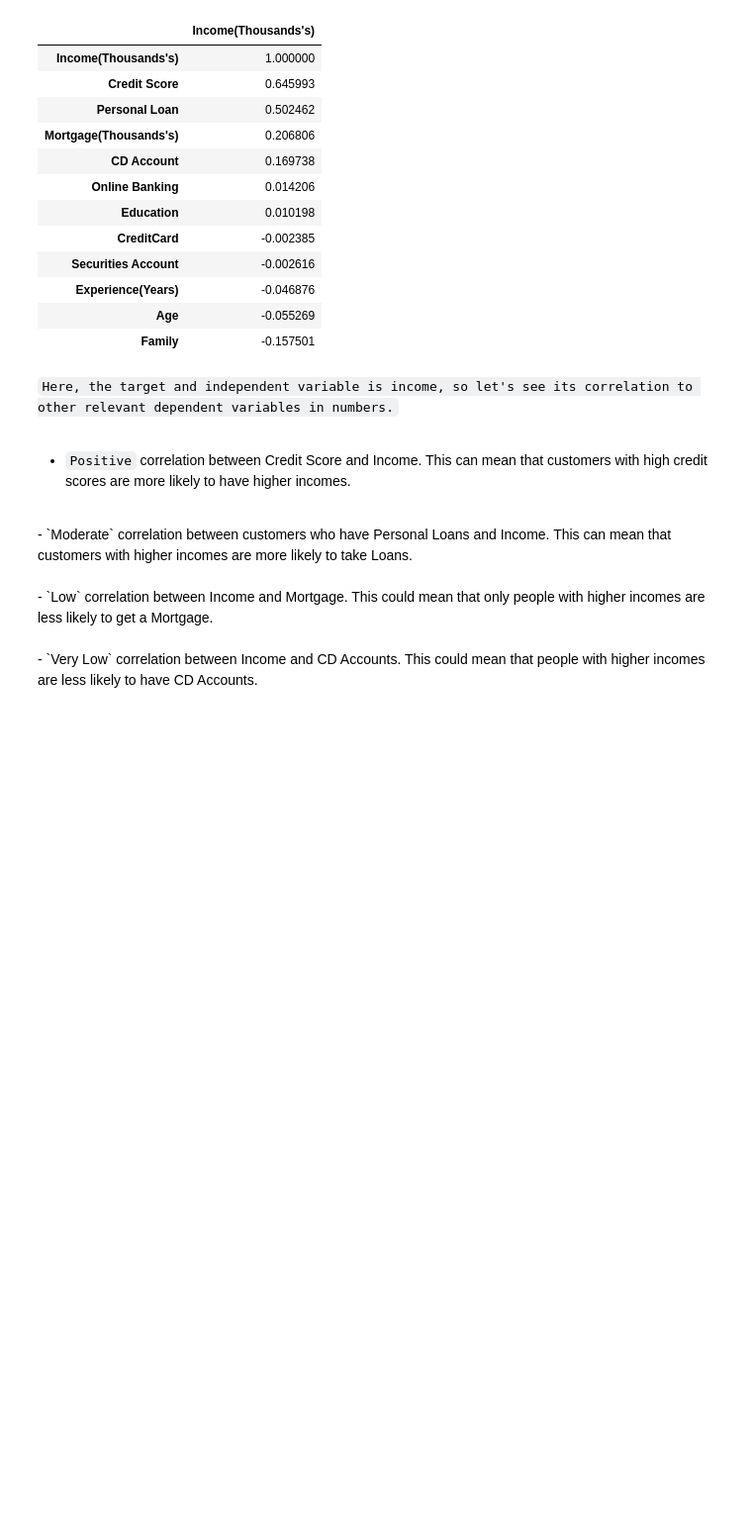
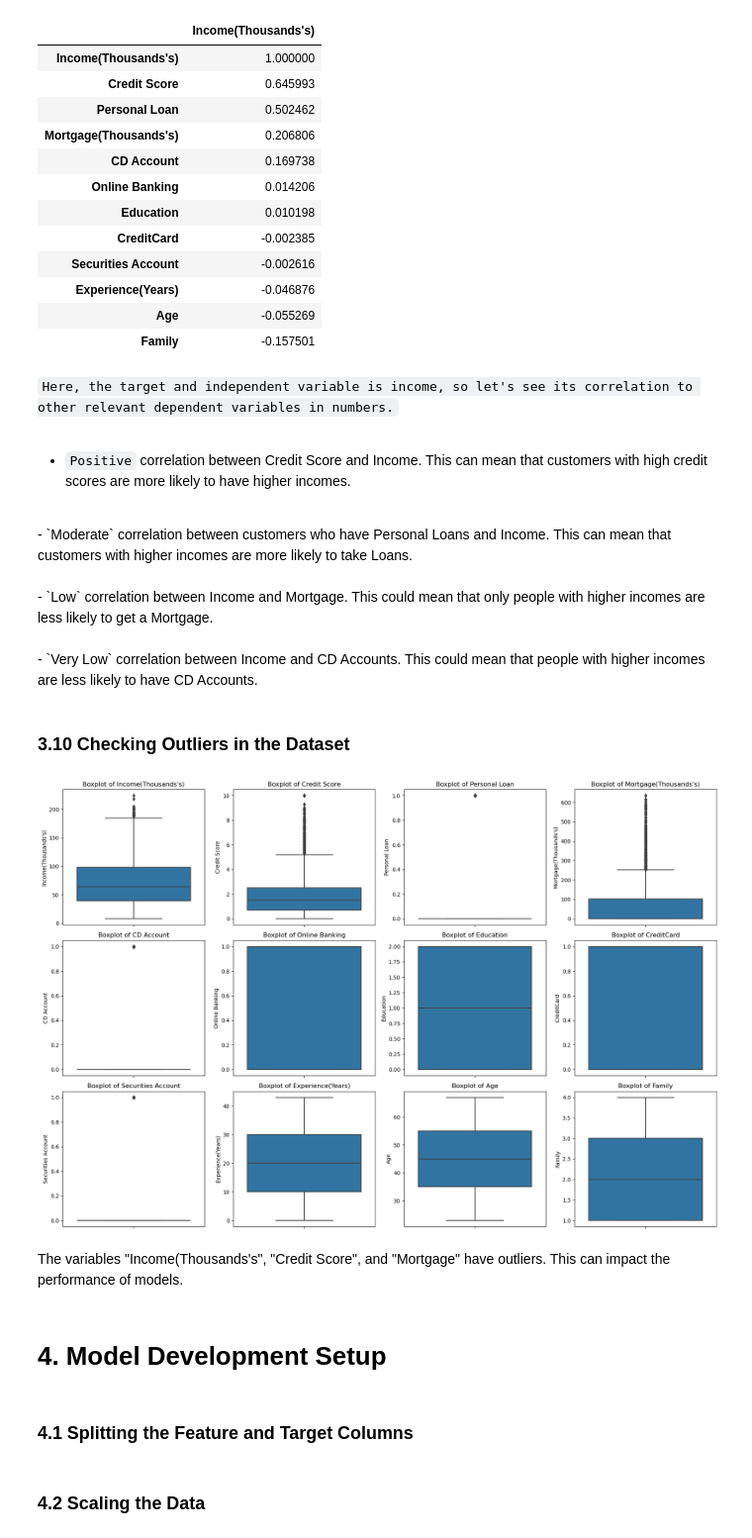
Before and after one commit to mariosantos2023410/MarioSantos_ML_CA2, a Jupyter notebook: MarioSantos_ML_CA2.ipynb, the cells around one changed output. Shown at 99% size. Saved outputs shown, nothing was run; the diff lists cells and outputs as text; code cells hidden in the pictures; blank space fills up the shorter version.

```diff
--- a/MarioSantos_ML_CA2.ipynb
+++ b/MarioSantos_ML_CA2.ipynb
@@ -472,3 +466,32 @@ display(correlation_df)
 <br>
 - `Very Low` correlation between Income and CD Accounts. This could mean that people with higher incomes are less likely to have CD Accounts.
 <br>
+# %% [markdown]
+### 3.10 Checking Outliers in the Dataset
+# %%
+df = pd.DataFrame(df)
+
+outliers_columns = ["Income(Thousands's)", "Credit Score", "Personal Loan", "Mortgage(Thousands's)", "CD Account", "Online Banking", "Education", "CreditCard", "Securities Account", "Experience(Years)", "Age", "Family"]
+plt.figure(figsize=(18, 12))
+
+for i, column in enumerate(outliers_columns, 1):
+    plt.subplot(3, 4, i)
+    sns.boxplot(y=df[column])
+    plt.title(f'Boxplot of {column}')
+
+
+for i, column in enumerate(outliers_columns[len(outliers_columns):], len(outliers_columns) + 1):
+    plt.subplot(3, 4, i)
+    sns.countplot(x=df[column])
+    plt.title(f'Distribution of {column}')
+
+plt.tight_layout()
+plt.show()
+# %% [output]
+[figure, added]
+# %% [markdown]
+The variables "Income(Thousands's", "Credit Score", and "Mortgage" have outliers. This can impact the performance of models.
+# %% [markdown]
+# 4. Model Development Setup
+# %% [markdown]
+### 4.1 Splitting the Feature and Target Columns
@@ -474,0 +501,2 @@ display(correlation_df)
+# %% [markdown]
+### 4.2 Scaling the Data
```
Also changed, not shown: parts of 162 cells of this notebook.
